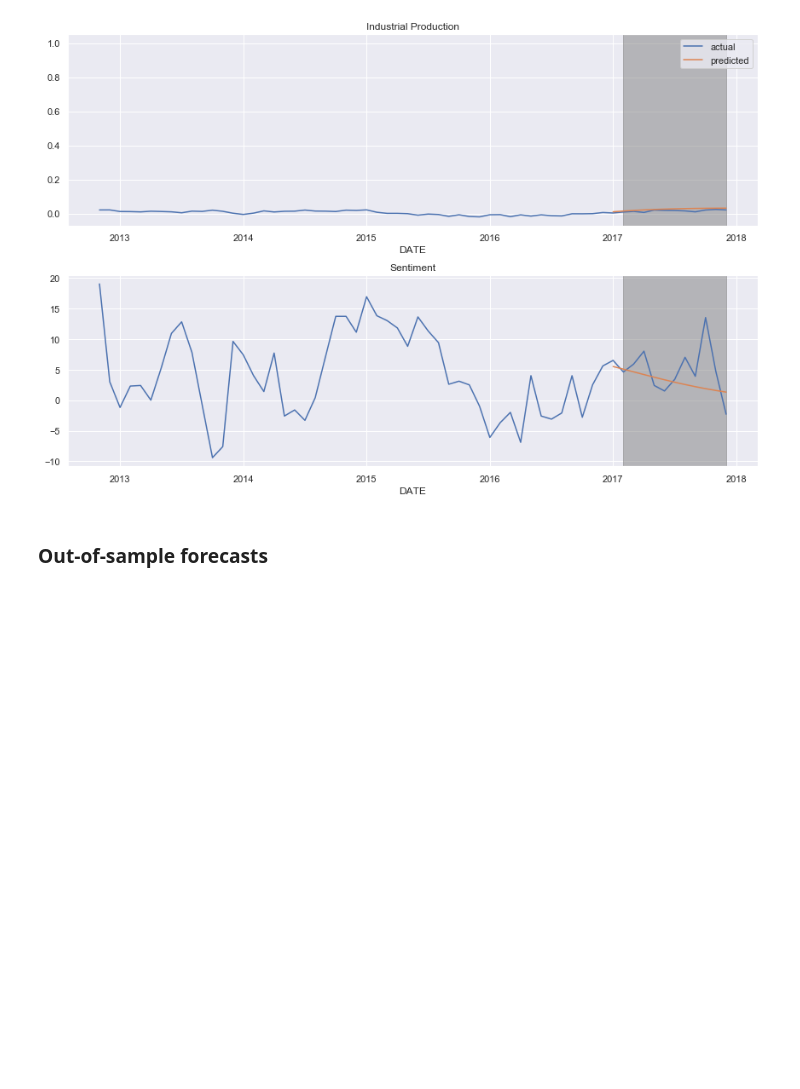
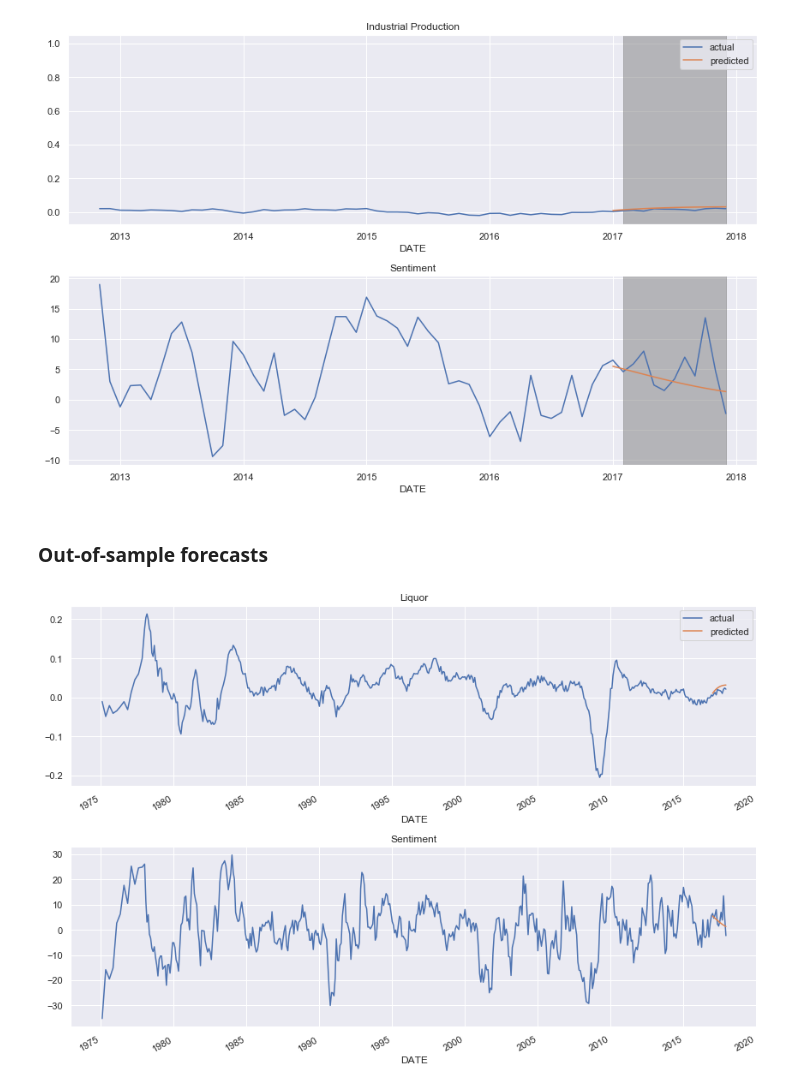
Before and after one commit to PaulClas/machine-learning-for-trading, a Jupyter notebook: 08_time_series_models/03_vector_autoregressive_model.ipynb, the cells around one changed output. Cells and saved outputs as stored; diff of their text form; code cells hidden in the pictures; blank space fills up the shorter version.

```diff
--- a/08_time_series_models/03_vector_autoregressive_model.ipynb
+++ b/08_time_series_models/03_vector_autoregressive_model.ipynb
@@ -183,15 +183,17 @@ fig.tight_layout();
 # %% [markdown]
 ### Out-of-sample forecasts
 # %%
-forecast = mode.forecast(steps=12)
+forecast = model.forecast(steps=12)
 
 fig, axes = plt.subplots(nrows=2, figsize=(12, 8))
 
 df_transformed.ip.plot(ax=axes[0], label='actual', title='Liquor')
 preds.ip.plot(label='predicted', ax=axes[0])
 axes[0].legend()
 
 df_transformed.sentiment.plot(ax=axes[1], label='actual', title='Sentiment')
 preds.sentiment.plot(label='predicted', ax=axes[1])
 axes[1]
 fig.tight_layout();
+# %% [output]
+[figure, added]
```
Also changed, not shown: parts of 8 cells of this notebook, 35 other files.
